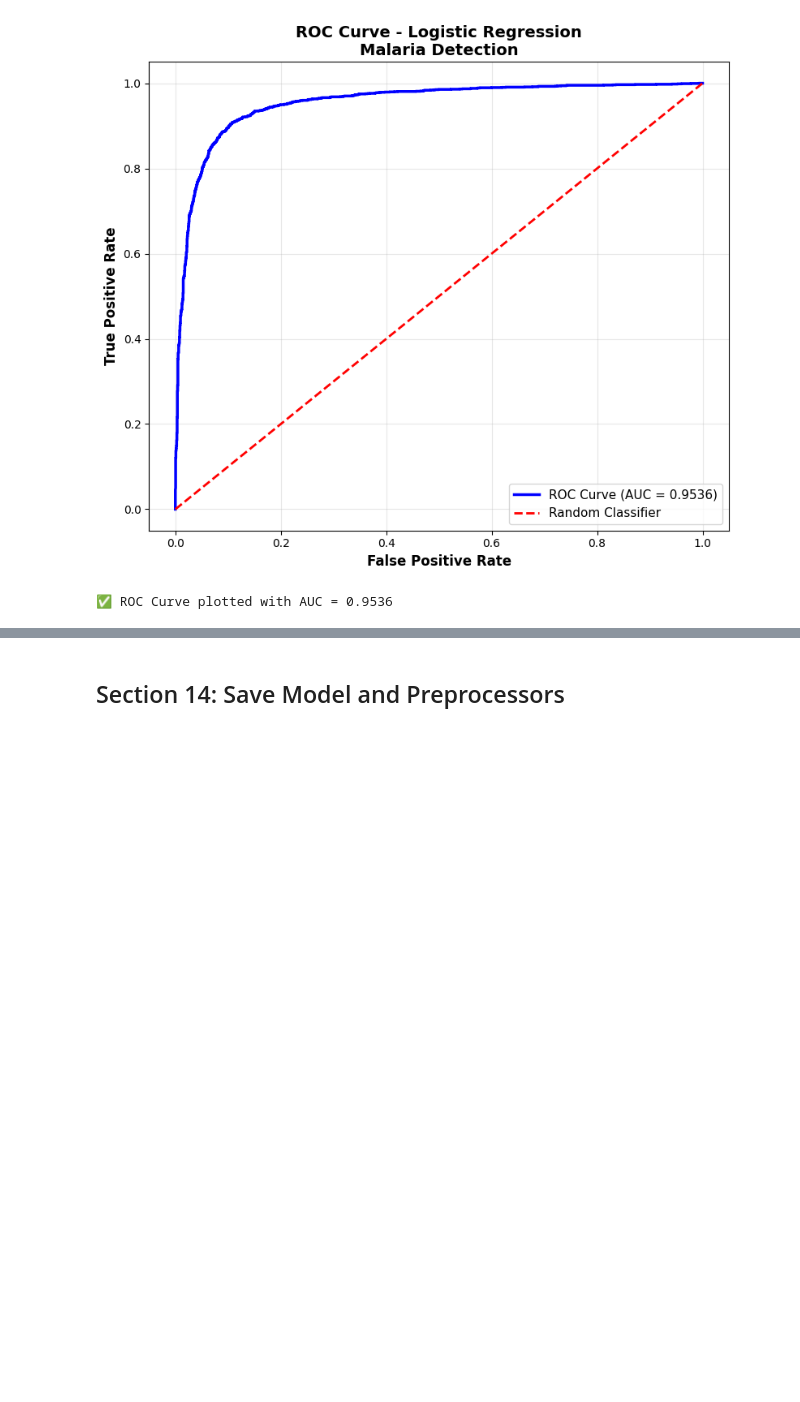
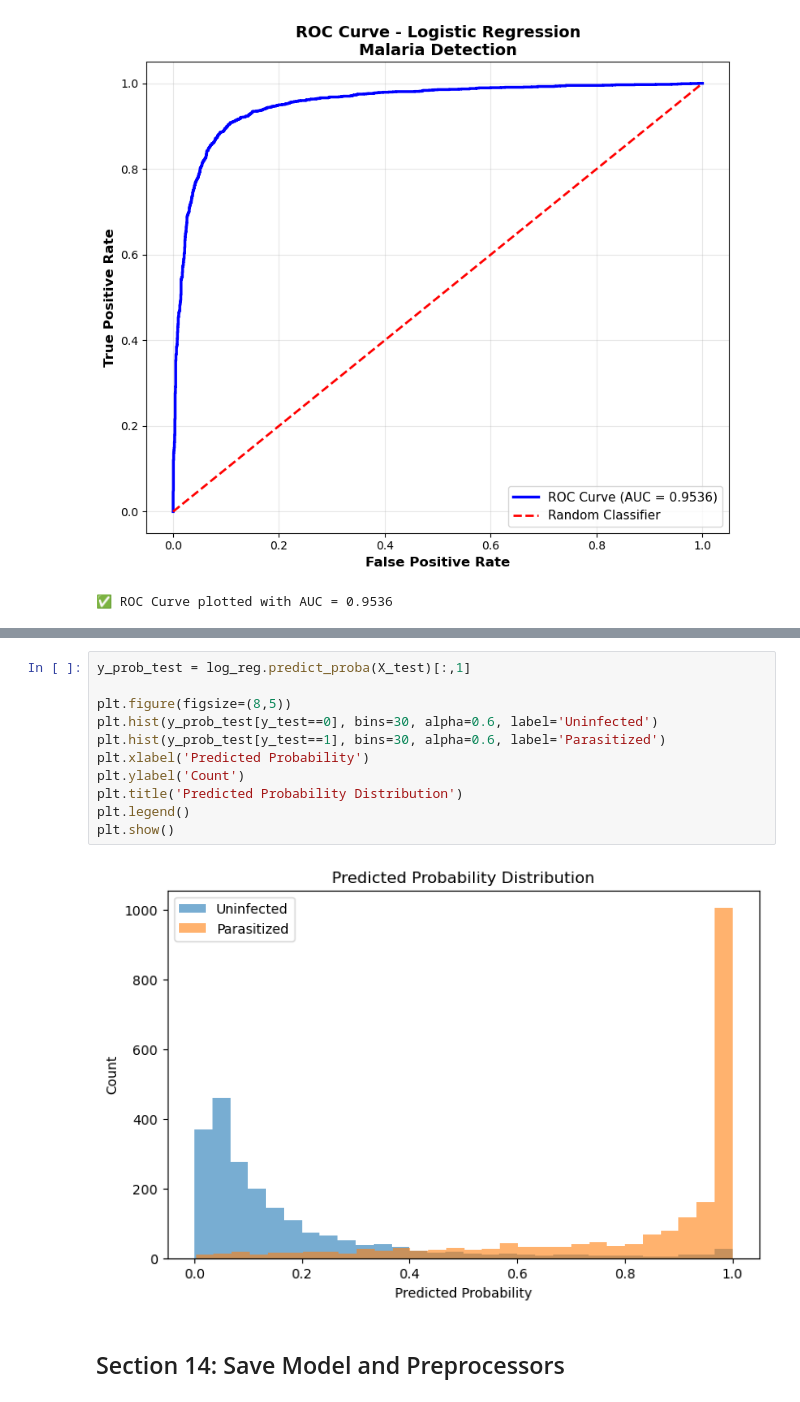
Before and after one commit to gehad-abdulaziz/MLprojectsUni, a Jupyter notebook: Logistic Preprocessing.ipynb, the cells around one changed output, grey strips where cells are left out. Saved outputs shown, nothing was run; the diff lists cells and outputs as text; blank space fills up the shorter version.

```diff
--- a/Logistic Preprocessing.ipynb
+++ b/Logistic Preprocessing.ipynb
@@ -491,3 +557,16 @@ print(f"✅ ROC Curve plotted with AUC = {roc_auc:.4f}")
+# %%
+y_prob_test = log_reg.predict_proba(X_test)[:,1]
+
+plt.figure(figsize=(8,5))
+plt.hist(y_prob_test[y_test==0], bins=30, alpha=0.6, label='Uninfected')
+plt.hist(y_prob_test[y_test==1], bins=30, alpha=0.6, label='Parasitized')
+plt.xlabel('Predicted Probability')
+plt.ylabel('Count')
+plt.title('Predicted Probability Distribution')
+plt.legend()
+plt.show()
+# %% [output]
+[figure, added]
 # %% [markdown]
 ## Section 14: Save Model and Preprocessors
 # %%
```
Also changed, not shown: parts of 6 cells of this notebook.
